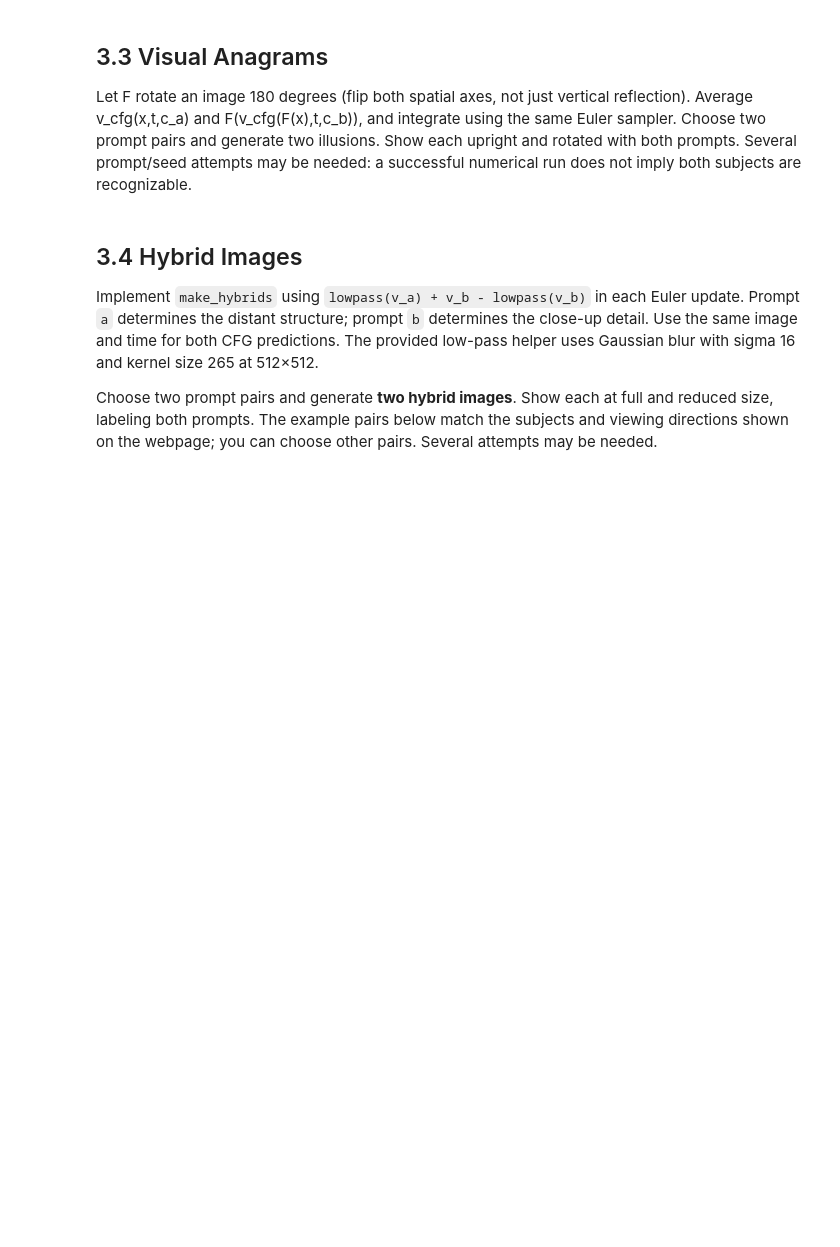
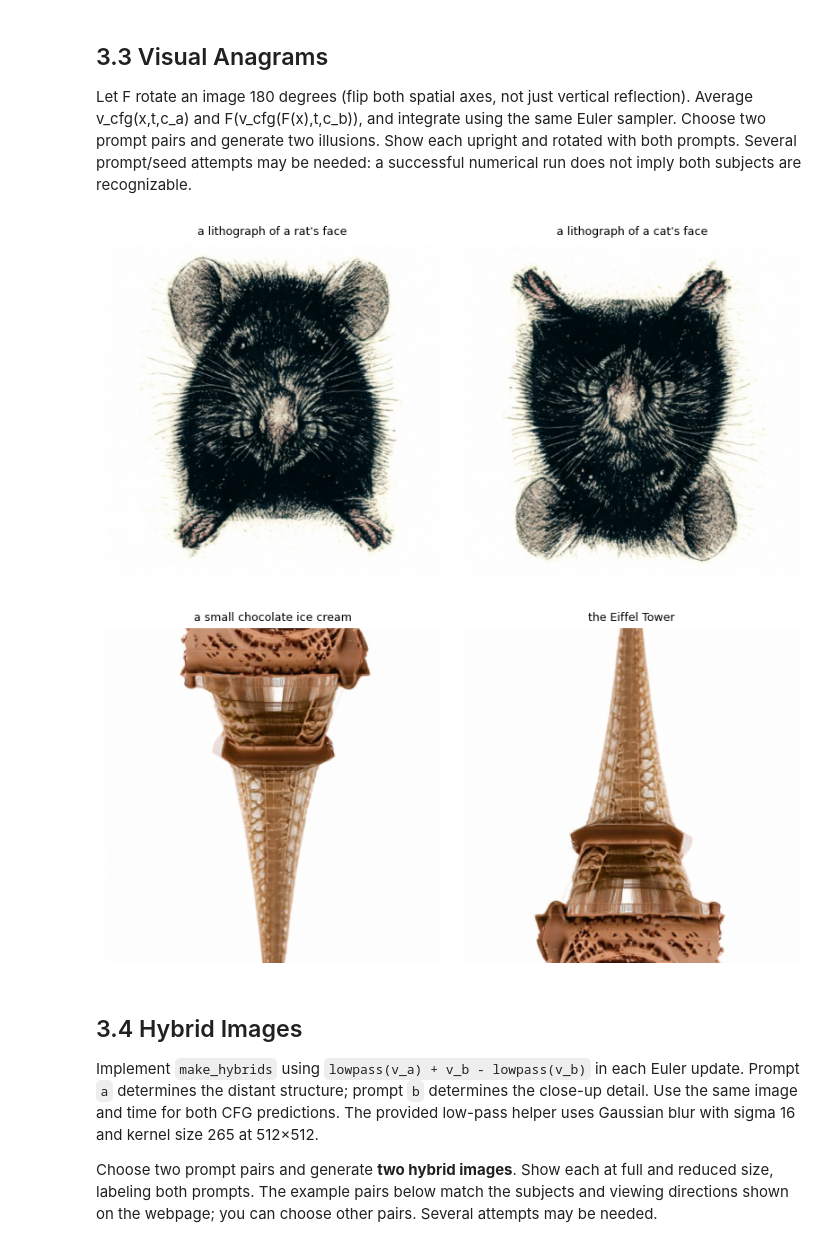
Before and after one commit to Bobby202608/UCB-CS180-Projects, a Jupyter notebook: Project 3/code/Part A/parta.ipynb, the cells around one changed output. Cells and saved outputs as stored; diff of their text form; code cells hidden in the pictures; blank space fills up the shorter version.

```diff
--- a/Project 3/code/Part A/parta.ipynb
+++ b/Project 3/code/Part A/parta.ipynb
@@ -372,15 +404,15 @@ Show the initial state, every fifth update, and final result, labeled by time. C
 and iterative results on this same input.
 # %%
 if GROUP in ("all","core"):
-    # calls=[]
-    # def constant_v(x,t):
-    #     calls.append(t); return torch.ones_like(x)
+    calls=[]
+    def constant_v(x,t):
+        calls.append(t); return torch.ones_like(x)
 
-    # toy=torch.zeros(1,3,4,4,device=device)
-    # for start,step,expected in [(0,.02,50),(.5,.02,25),(.93,.02,4)]:
-    #     calls.clear(); end,states=euler_sample(toy,start,step,constant_v)
-    #     assert len(calls)==expected and states[-1][0]==1
-    #     assert torch.allclose(end,torch.full_like(toy,1-start),atol=1e-6)
+    toy=torch.zeros(1,3,4,4,device=device)
+    for start,step,expected in [(0,.02,50),(.5,.02,25),(.93,.02,4)]:
+        calls.clear(); end,states=euler_sample(toy,start,step,constant_v)
+        assert len(calls)==expected and states[-1][0]==1
+        assert torch.allclose(end,torch.full_like(toy,1-start),atol=1e-6)
 
     iterative, trajectory = euler_sample(noisy[.5], .5, H, lambda x, t: predict_velocity(x, t, condition))
     panel("trajectory", {f"t={t:.2f}": x for t, x in trajectory}, 3)
@@ -521,14 +553,17 @@ may be needed: a successful numerical run does not imply both subjects are recog
 # %%
 if GROUP in ("all","illusions"):
     assert torch.equal(rotate180(rotate180(image)),image)
     # Example prompt pairs; edit these to choose your two illusions.
-    pairs=[("a cat's face", "a rat's face"),
-           ("the Eiffel Tower", "a strawberry ice cream")]
+    pairs=[("a lithograph of a rat's face", "a lithograph of a cat's face"),
+           ("a small chocolate ice cream", "the Eiffel Tower")]
     for i, (a, b) in enumerate(pairs):
         x = visual_anagrams(noise(SEED+i), model.encode(a), model.encode(b), predict_velocity, w=W, step_size=H)
         save(f"anagram_{i}", x)
         panel(f"anagram_views_{i}", {a: x, b: rotate180(x)}, 2)
     metrics["rotation_involution_check"] = True
+# %% [output]
+[figure, added]
+[figure, added]
 # %% [markdown]
 ## 3.4 Hybrid Images
 
```
Also changed, not shown: parts of 7 cells of this notebook.
